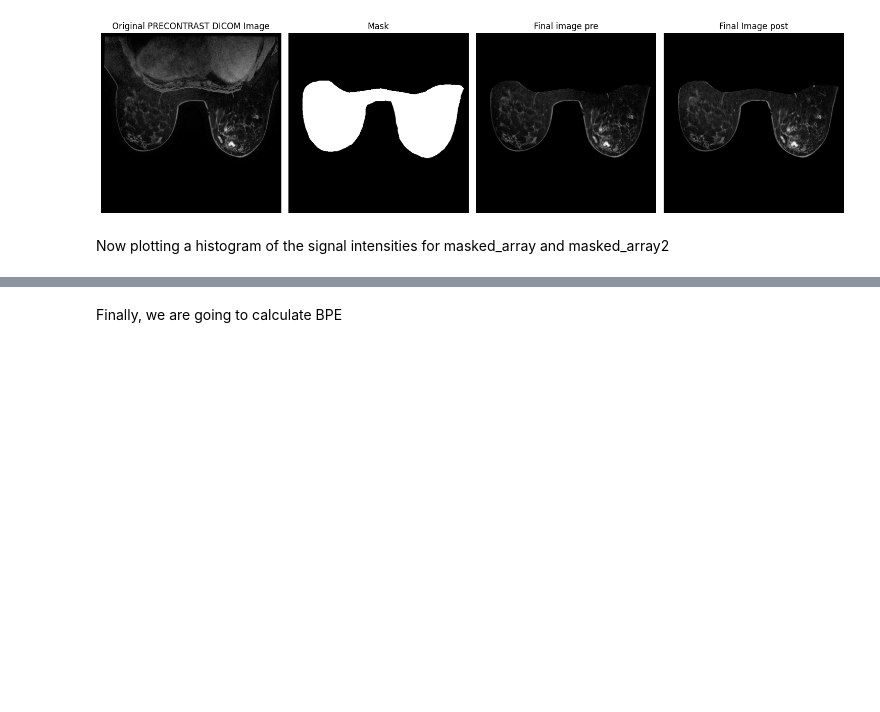
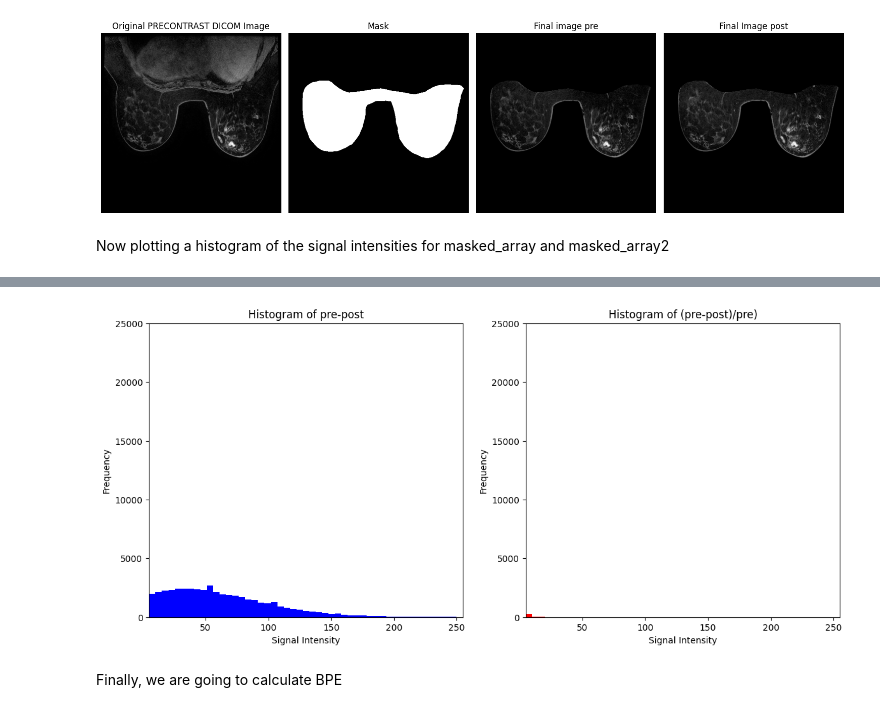
Before and after one commit to hsuryainfo/IntensityThreshold, a Jupyter notebook: bpecalc.ipynb, the cells around one changed output, grey strips where cells are left out. Cells and saved outputs as stored; diff of their text form; code cells hidden in the pictures; blank space fills up the shorter version.

```diff
--- a/bpecalc.ipynb
+++ b/bpecalc.ipynb
@@ -97,3 +100,27 @@ plt.show()
+# %%
+#more graphs for visualization
+
+plt.figure(figsize=(14, 6))
+plt.subplot(1, 2, 1)
+plt.hist(masked_array2_flat-masked_array_flat, bins=50, color='blue',  range=(0, 255))
+plt.title('Histogram of pre-post')
+plt.xlabel('Signal Intensity')
+plt.ylabel('Frequency')
+plt.xlim(5, 255)
+plt.ylim(0, 25000)
+
+
+plt.subplot(1, 2, 2)
+plt.hist((masked_array2_flat-masked_array_flat)/(masked_array_flat), bins=50, color='red',  range=(0, 255))
+plt.title('Histogram of (pre-post)/pre)')
+plt.xlabel('Signal Intensity')
+plt.ylabel('Frequency')
+plt.xlim(5, 255)
+plt.ylim(0, 25000)
+
+plt.show()
+# %% [output]
+[figure, added]
 # %% [markdown]
 Finally, we are going to calculate BPE
 # %%
```
Also changed, not shown: parts of 3 cells of this notebook, 1 other file.
